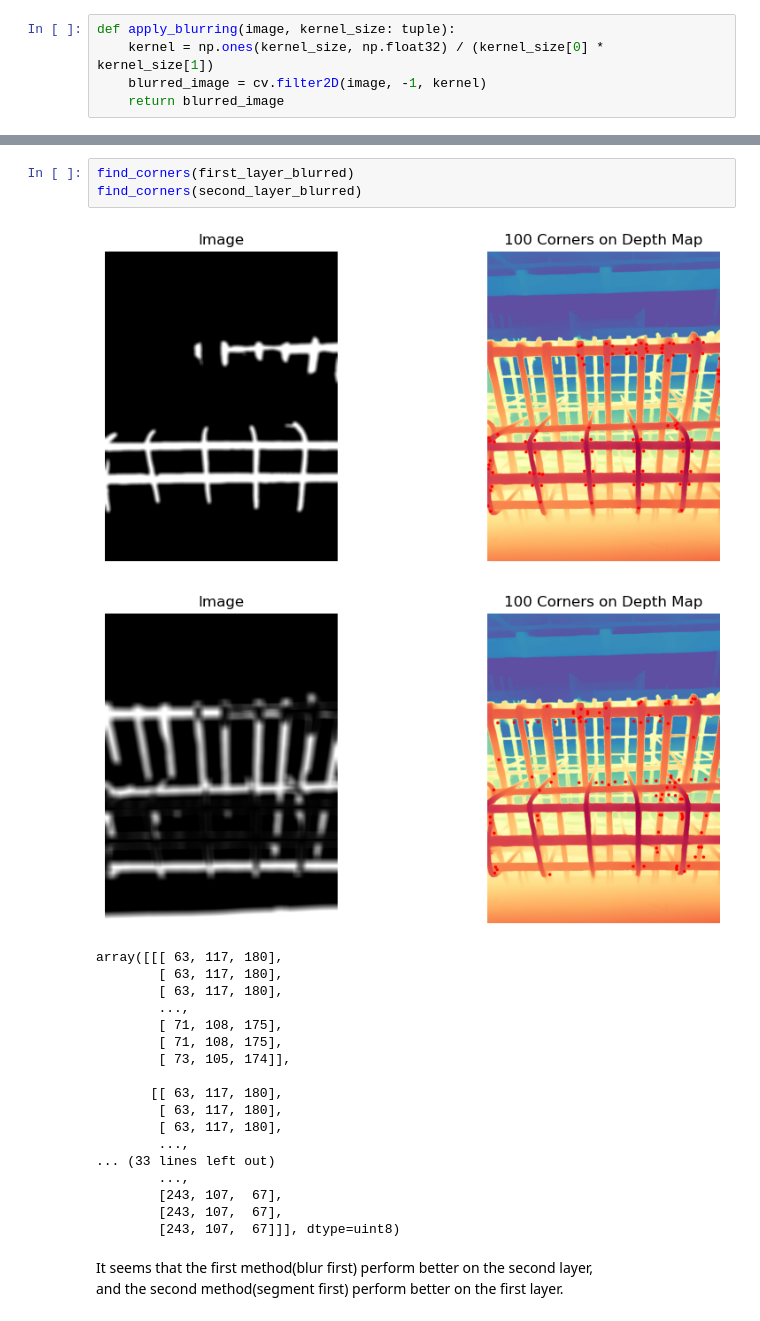
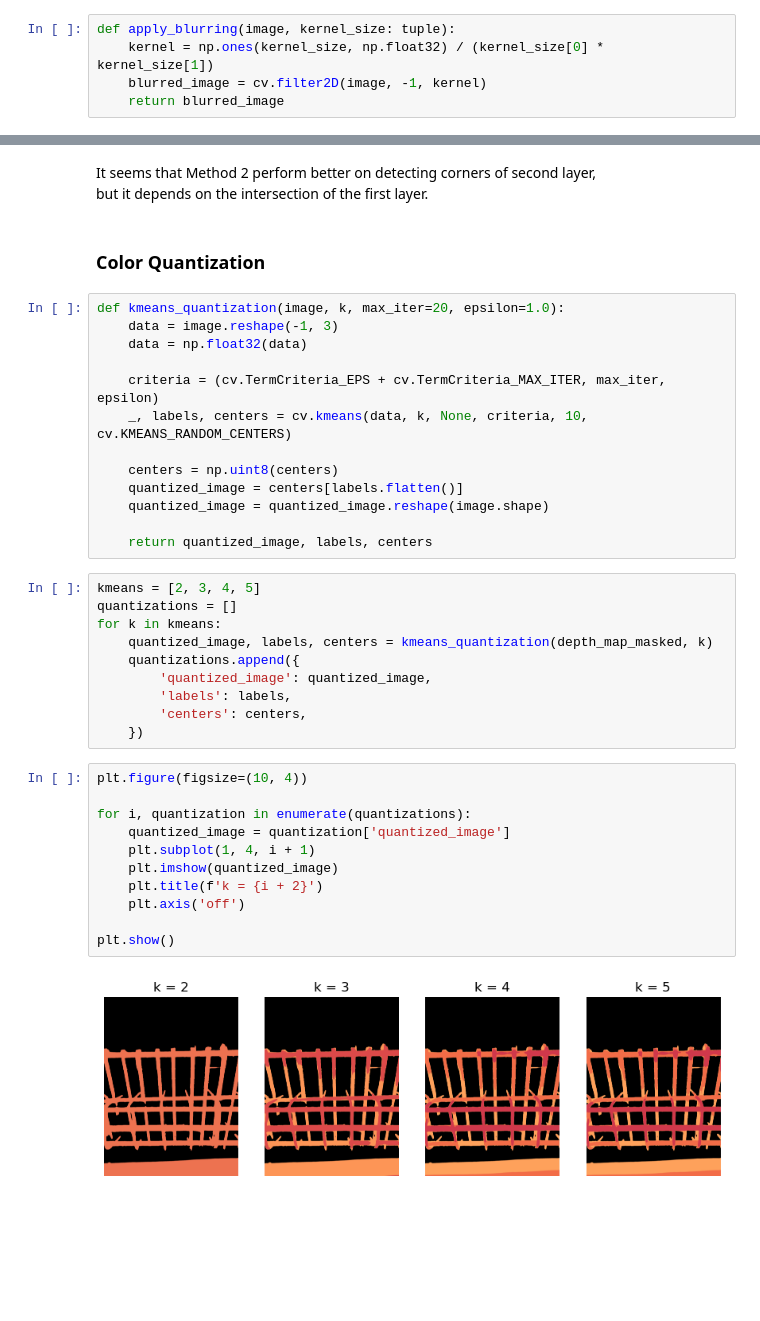
Before and after one commit to HsiaoHungKai/Depth_Models, a Jupyter notebook: corner_detection.ipynb, the cells around one changed output, grey strips where cells are left out. Drawn from its saved outputs; the diff is of its cells as text; blank space fills up the shorter version.

Commit message:
add kmeans clustering

```diff
--- a/corner_detection.ipynb
+++ b/corner_detection.ipynb
@@ -416,26 +255,41 @@ plt.show()
-# %%
-find_corners(first_layer_blurred)
-find_corners(second_layer_blurred)
-# %% [output]
-[figure, removed]
-[figure, removed]
-array([[[ 63, 117, 180],
-        [ 63, 117, 180],
-        [ 63, 117, 180],
-        ...,
-        [ 71, 108, 175],
-        [ 71, 108, 175],
-        [ 73, 105, 174]],
-
-       [[ 63, 117, 180],
-        [ 63, 117, 180],
-        [ 63, 117, 180],
-        ...,
-... (33 lines left out)
-        ...,
-        [243, 107,  67],
-        [243, 107,  67],
-        [243, 107,  67]]], dtype=uint8)
 # %% [markdown]
-It seems that the first method(blur first) perform better on the second layer,
-and the second method(segment first) perform better on the first layer.
+It seems that Method 2 perform better on detecting corners of second layer,
+but it depends on the intersection of the first layer.
+# %% [markdown]
+### Color Quantization
+# %%
+def kmeans_quantization(image, k, max_iter=20, epsilon=1.0):
+    data = image.reshape(-1, 3)
+    data = np.float32(data)
+
+    criteria = (cv.TermCriteria_EPS + cv.TermCriteria_MAX_ITER, max_iter, epsilon)
+    _, labels, centers = cv.kmeans(data, k, None, criteria, 10, cv.KMEANS_RANDOM_CENTERS)
+
+    centers = np.uint8(centers)
+    quantized_image = centers[labels.flatten()]
+    quantized_image = quantized_image.reshape(image.shape)
+
+    return quantized_image, labels, centers
+# %%
+kmeans = [2, 3, 4, 5]
+quantizations = []
+for k in kmeans:
+    quantized_image, labels, centers = kmeans_quantization(depth_map_masked, k)
+    quantizations.append({
+        'quantized_image': quantized_image,
+        'labels': labels,
+        'centers': centers,
+    })
+# %%
+plt.figure(figsize=(10, 4))
+
+for i, quantization in enumerate(quantizations):
+    quantized_image = quantization['quantized_image']
+    plt.subplot(1, 4, i + 1)
+    plt.imshow(quantized_image)
+    plt.title(f'k = {i + 2}')
+    plt.axis('off')
+
+plt.show()
+# %% [output]
+[figure, added]
```
Also changed, not shown: parts of 18 cells of this notebook.
